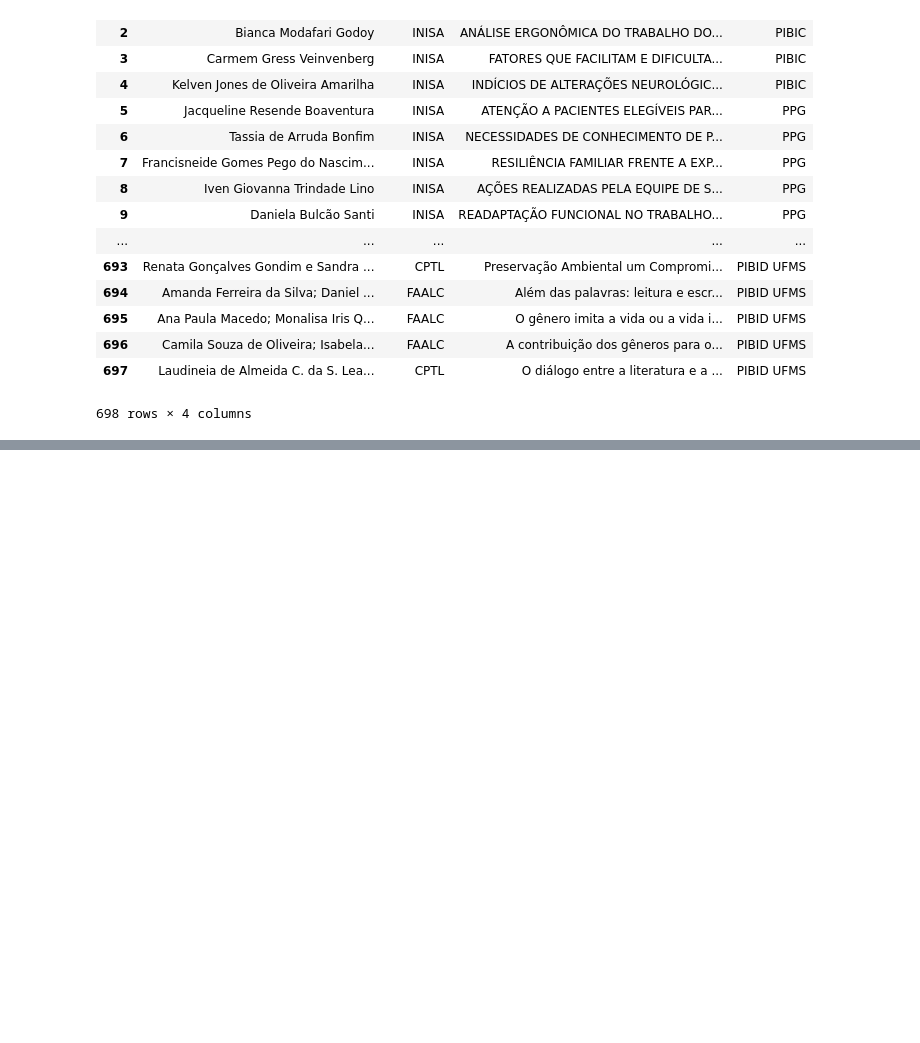
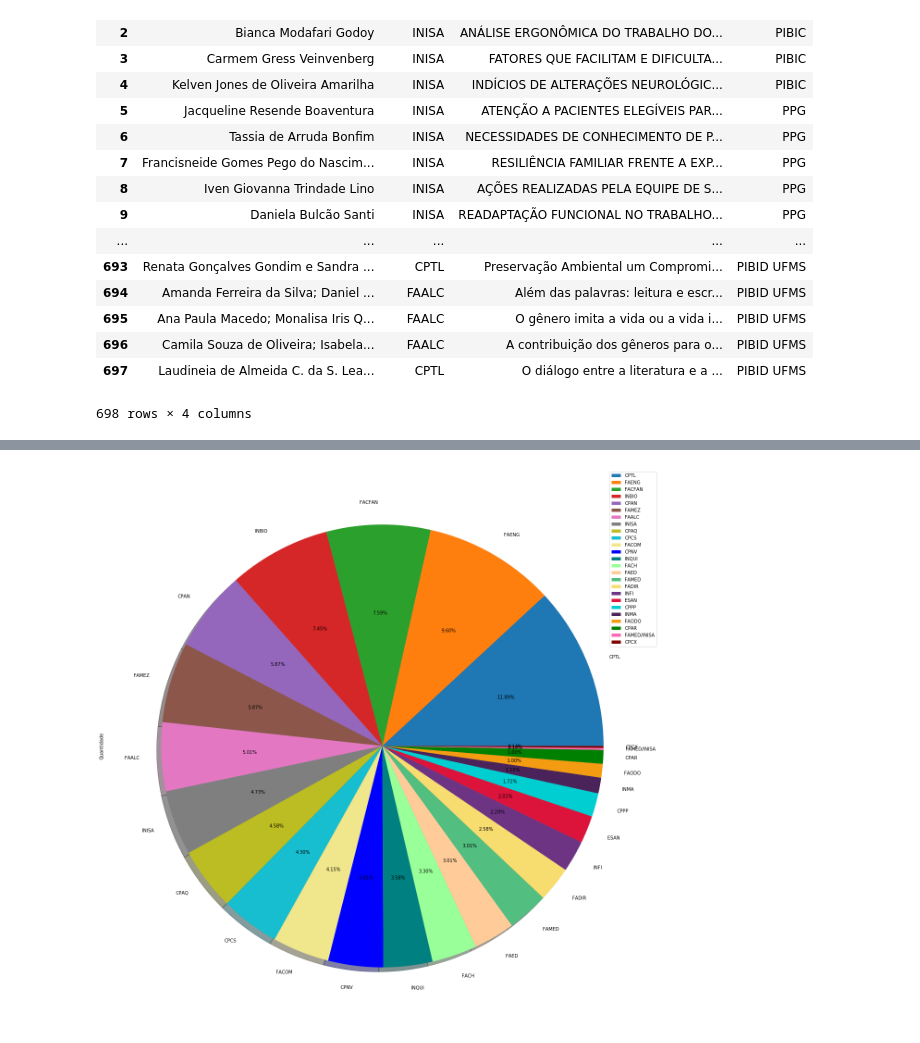
Before and after one commit to danbailo/DataAnalysis-UFMS, a Jupyter notebook: Notebooks/Merge PROPP-PROGRAD - Integra UFMS 2018.ipynb, the cells around one changed output, grey strips where cells are left out. Cells and saved outputs as stored; diff of their text form; code cells hidden in the pictures; blank space fills up the shorter version.

```diff
--- a/Notebooks/Merge PROPP-PROGRAD - Integra UFMS 2018.ipynb
+++ b/Notebooks/Merge PROPP-PROGRAD - Integra UFMS 2018.ipynb
@@ -32,0 +39,2 @@ df.to_excel('../Resultados/integraufms2018.xlsx',index=False)
+# %%
+df['Programa'].replace(to_replace='(PIBID).*', value='PIBID',regex=True,inplace=True)
@@ -32,0 +75,2 @@ df.to_excel('../Resultados/integraufms2018.xlsx',index=False)
+# %%
+ordenado = df.groupby(['Unidade']).count().reset_index().sort_values(by='Estudante',ascending=False)[['Unidade','Estudante']].reset_index().drop('index',axis=1)
@@ -32,0 +97,2 @@ df.to_excel('../Resultados/integraufms2018.xlsx',index=False)
+# %%
+qtd_unidade = ordenado.rename(columns={'Estudante':'Quantidade'}).set_index('Unidade')
@@ -32,0 +120,6 @@ df.to_excel('../Resultados/integraufms2018.xlsx',index=False)
+# %%
+colors = ['#1f77b4', '#ff7f0e', '#2ca02c', '#d62728', '#9467bd', '#8c564b', '#e377c2', '#7f7f7f', '#bcbd22', '#17becf', 'khaki','b','teal','#99ff99','#ffcc99', '#52BE80', '#F7DC6F', '#6C3483', 'crimson', 'darkturquoise', '#4A235A', '#F39C12', 'green', 'hotpink', '#800000', '#FFFF00', '#00FF00', '#FF00FF', '#0000FF', '#FF9999', 'red', '#800080', '#CD5C5C', '#E59866', '#1F618D', '#6E2C00', '#17202A', '#85C1E9', '#F1948A']
+# %%
+unidade_pie = qtd_unidade.plot.pie(y='Quantidade',figsize=(22, 22), shadow=True, autopct='%1.2f%%', colors=colors)
+# %% [output]
+[figure, added]
```
Also changed, not shown: parts of 70 cells of this notebook, 56 other files.
